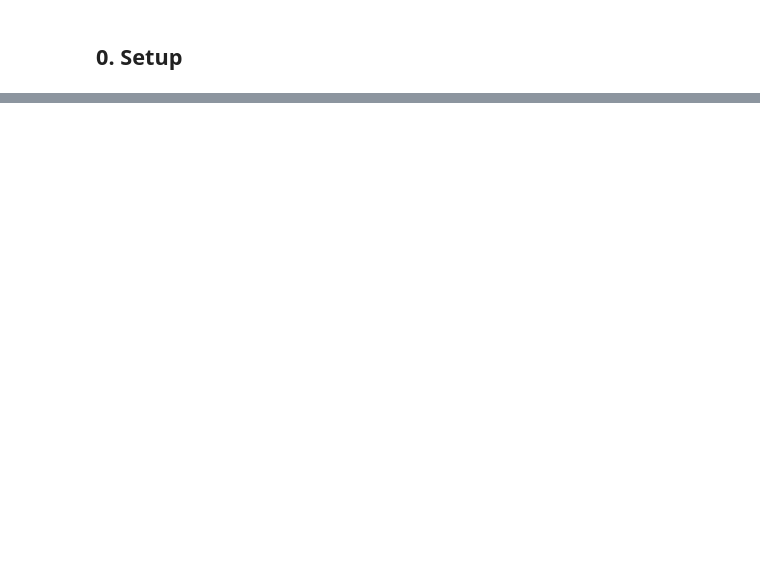
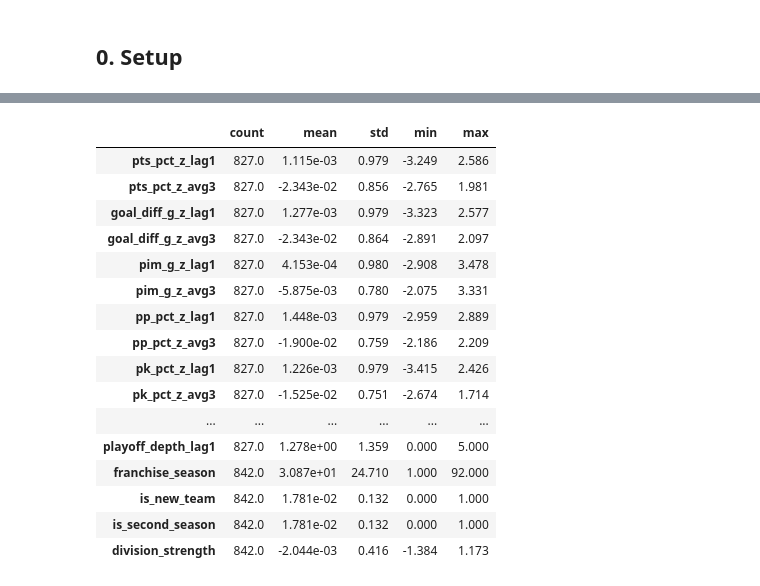
Before and after one commit to b3lchior/feup-ac, a Jupyter notebook: 02_data_prep.ipynb, the cells around one changed output, grey strips where cells are left out. Cells and saved outputs as stored; diff of their text form; code cells hidden in the pictures; blank space fills up the shorter version.

```diff
--- a/02_data_prep.ipynb
+++ b/02_data_prep.ipynb
@@ -197,0 +304,67 @@ pd.DataFrame({
+# %%
+SEASON_STATS = ["pts_pct", "goal_diff_g", "luck", "pim_g", "pp_pct", "pk_pct", "late_form", "home_road_gap"]
+
+
+def team_season_stats(teams, splits):
+    """Rates of every team-season and their z-score inside the season."""
+    s = teams[["year", "tmID", "franchID", "divID", "G", "Pts", "GF", "GA", "PIM", "PPG", "PPC", "PKG", "PKC", "playoff_depth"]].copy()
+    s["pts_pct"] = s["Pts"] / (2 * s["G"])
+    s["goal_diff_g"] = (s["GF"] - s["GA"]) / s["G"]
+    s["pythag"] = s["GF"] ** 2 / (s["GF"] ** 2 + s["GA"] ** 2)
+    s["luck"] = s["pts_pct"] - s["pythag"]
+    s["pim_g"] = s["PIM"] / s["G"]
+    s["pp_pct"] = s["PPG"] / s["PPC"]
+    s["pk_pct"] = 1 - s["PKG"] / s["PKC"]
+    parts = split_rows(splits)
+    by_part = parts.groupby(["year", "tmID", "part"])[RESULTS].sum()
+    late = parts[parts["part"].isin(["Feb", "Mar", "Apr"])].groupby(["year", "tmID"])[RESULTS].sum()
+    rates = pd.DataFrame({"late_form": points_pct(late),
+                          "home_road_gap": points_pct(by_part.xs("home", level="part")) - points_pct(by_part.xs("road", level="part"))})
+    s = s.merge(rates.reset_index(), on=["year", "tmID"], how="left")
+    for col in SEASON_STATS:
+        s[f"{col}_z"] = s.groupby("year")[col].transform(zscore)
+    return s
+
+
+def franchise_history(s):
+    """Last season, two seasons ago and the mean of the last three, one NHL season back inside the franchise."""
+    s = s.sort_values(["franchID", "year"]).reset_index(drop=True)
+    by_f = s.groupby("franchID")
+    h = s[["year", "tmID", "franchID", "divID"]].copy()
+    for col in ["pts_pct_z", "goal_diff_g_z", "pim_g_z", "pp_pct_z", "pk_pct_z"]:
+        h[f"{col}_lag1"] = by_f[col].shift(1)
+        h[f"{col}_avg3"] = by_f[col].transform(lambda x: x.shift(1).rolling(3, min_periods=1).mean())
+    h["pts_pct_z_lag2"] = by_f["pts_pct_z"].shift(2)
+    for col in ["luck_z", "late_form_z", "home_road_gap_z", "playoff_depth"]:
+        h[f"{col}_lag1"] = by_f[col].shift(1)
+    h["franchise_season"] = by_f.cumcount() + 1
+    h["is_new_team"] = (h["franchise_season"] == 1).astype(int)
+    h["is_second_season"] = (h["franchise_season"] == 2).astype(int)
+    # the division rivals of season t (alignment known before the season): mean of their points % last season, without the team itself
+    z = h["pts_pct_z_lag1"]
+    by_div = z.groupby([h["year"], h["divID"]])
+    h["division_strength"] = (by_div.transform("sum") - z.fillna(0)) / (by_div.transform("count") - z.notna())
+    return h.drop(columns=["franchID", "divID"])
+
+
+season = team_season_stats(teams, splits)
+history = franchise_history(season)
+history.query("year >= @FIRST_TARGET_YEAR").drop(columns=["year", "tmID"]).describe().T[["count", "mean", "std", "min", "max"]]
+# %% [output]
+|  | count | mean | std | min | max |
+| pts_pct_z_lag1 | 827.0 | 1.115e-03 | 0.979 | -3.249 | 2.586 |
+| pts_pct_z_avg3 | 827.0 | -2.343e-02 | 0.856 | -2.765 | 1.981 |
+| goal_diff_g_z_lag1 | 827.0 | 1.277e-03 | 0.979 | -3.323 | 2.577 |
+| goal_diff_g_z_avg3 | 827.0 | -2.343e-02 | 0.864 | -2.891 | 2.097 |
+| pim_g_z_lag1 | 827.0 | 4.153e-04 | 0.980 | -2.908 | 3.478 |
+| pim_g_z_avg3 | 827.0 | -5.875e-03 | 0.780 | -2.075 | 3.331 |
+| pp_pct_z_lag1 | 827.0 | 1.448e-03 | 0.979 | -2.959 | 2.889 |
+| pp_pct_z_avg3 | 827.0 | -1.900e-02 | 0.759 | -2.186 | 2.209 |
+| pk_pct_z_lag1 | 827.0 | 1.226e-03 | 0.979 | -3.415 | 2.426 |
+| pk_pct_z_avg3 | 827.0 | -1.525e-02 | 0.751 | -2.674 | 1.714 |
+| ... | ... | ... | ... | ... | ... |
+| playoff_depth_lag1 | 827.0 | 1.278e+00 | 1.359 | 0.000 | 5.000 |
+| franchise_season | 842.0 | 3.087e+01 | 24.710 | 1.000 | 92.000 |
+| is_new_team | 842.0 | 1.781e-02 | 0.132 | 0.000 | 1.000 |
+| is_second_season | 842.0 | 1.781e-02 | 0.132 | 0.000 | 1.000 |
+| division_strength | 842.0 | -2.044e-03 | 0.416 | -1.384 | 1.173 |
```
Also changed, not shown: parts of 58 cells of this notebook, 2 other files.
